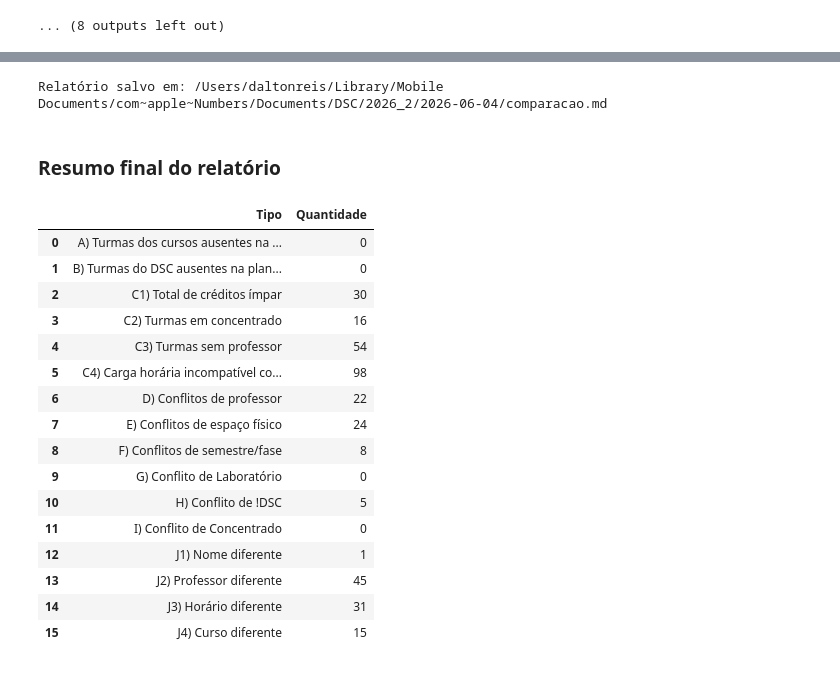
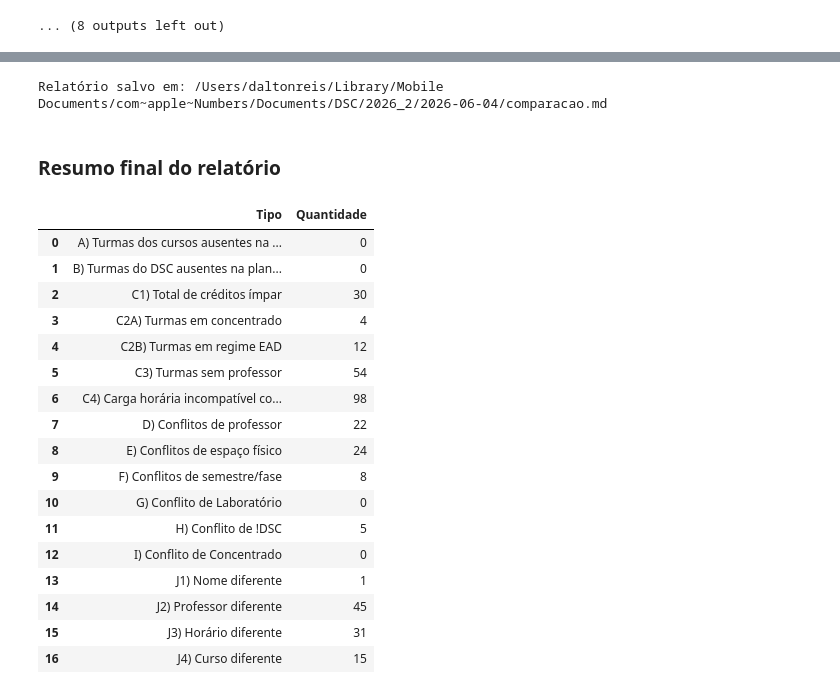
Before and after one commit to DSCFURB/dsc, a Jupyter notebook: ___Python/main.ipynb, the cells around one changed output, grey strips where cells are left out. Cells and saved outputs as stored; diff of their text form; code cells hidden in the pictures.

```diff
--- a/___Python/main.ipynb
+++ b/___Python/main.ipynb
@@ -990,12 +1004,14 @@ Nenhuma inconsistência encontrada.
 # %%
 fontes_completas_df = pd.concat([planilha_df, course_pdf_df, dsc_pdf_df], ignore_index=True)
 validacao_creditos_impares = inconsistent_credit_rows(fontes_completas_df)
-validacao_concentrado = concentrated_rows(fontes_completas_df)
+validacao_concentrado = concentrado_flag_conflicts(planilha_df)
+validacao_ead = ead_concentrated_rows(fontes_completas_df)
 validacao_sem_professor = rows_without_professor(fontes_completas_df)
 validacao_horario_incompativel = schedule_credit_mismatch_rows(fontes_completas_df)
 
 display_result("C1) Total de créditos ímpar em todas as fontes", validacao_creditos_impares)
-display_result("C2) Turmas em concentrado em todas as fontes", validacao_concentrado)
+display_result("C2A) Turmas em concentrado sem marcação na planilha", validacao_concentrado)
+display_result("C2B) Turmas em regime EAD em todas as fontes", validacao_ead)
 display_result("C3) Turmas sem professor em todas as fontes", validacao_sem_professor)
 display_result("C4) Carga horária incompatível com créditos em todas as fontes", validacao_horario_incompativel)
 # %% [output]
@@ -1144,7 +1162,8 @@ summary_df = pd.DataFrame([
     {"Tipo": "A) Turmas dos cursos ausentes na planilha", "Quantidade": len(ausentes_cursos)},
     {"Tipo": "B) Turmas do DSC ausentes na planilha", "Quantidade": len(ausentes_dsc)},
     {"Tipo": "C1) Total de créditos ímpar", "Quantidade": len(validacao_creditos_impares)},
-    {"Tipo": "C2) Turmas em concentrado", "Quantidade": len(validacao_concentrado)},
+    {"Tipo": "C2A) Concentrado não marcado na planilha", "Quantidade": len(validacao_concentrado)},
+    {"Tipo": "C2B) Turmas em regime EAD", "Quantidade": len(validacao_ead)},
     {"Tipo": "C3) Turmas sem professor", "Quantidade": len(validacao_sem_professor)},
     {"Tipo": "C4) Carga horária incompatível com créditos", "Quantidade": len(validacao_horario_incompativel)},
     {"Tipo": "D) Conflitos de professor", "Quantidade": len(conflitos_professor)},
@@ -1167,49 +1186,51 @@ report_parts = [
     markdown_section("## B) Turmas do DSC ausentes na planilha", ausentes_dsc),
     "## C) Verificações internas em todas as fontes\n",
     markdown_section("### C1) Total de créditos ímpar", validacao_creditos_impares),
-    markdown_section("### C2) Turmas em concentrado", validacao_concentrado),
+    markdown_section("### C2A) Turmas em concentrado", validacao_concentrado),
+    markdown_section("### C2B) Turmas em regime EAD", validacao_ead),
     markdown_section("### C3) Turmas sem professor", validacao_sem_professor),
     markdown_section("### C4) Carga horária incompatível com créditos", validacao_horario_incompativel),
     markdown_section("## D) Conflitos de professor", conflitos_professor),
     markdown_section("## E) Conflitos de espaço físico", conflitos_espaco),
     markdown_section("## F) Conflitos de semestre/fase", conflitos_fase),
     markdown_section("## G) Conflito de Laboratório", conflitos_laboratorio),
     markdown_section("## H) Conflito de !DSC", conflitos_flag_dsc),
     markdown_section("## I) Conflito de Concentrado", conflitos_flag_concentrado),
     "## J) Diferenças entre planilha e PDFs\n",
     markdown_section("### J1) Nome diferente", nome_diferente),
     markdown_section("### J2) Professor diferente", professor_diferente),
     markdown_section("### J3) Horário diferente", horario_diferente),
     markdown_section("### J4) Curso diferente", curso_diferente),
 ]
 
 report_text = "\n".join(report_parts).strip() + "\n"
 report_path = dados_dir / "comparacao.md"
 report_path.write_text(report_text, encoding="utf-8")
 
 print(f"Relatório salvo em: {report_path}")
 display_result("Resumo final do relatório", summary_df)
 display(Markdown(report_text[:4000] + ("\n\n..." if len(report_text) > 4000 else "")))
 # %% [output]
 Relatório salvo em: /Users/daltonreis/Library/Mobile Documents/com~apple~Numbers/Documents/DSC/2026_2/2026-06-04/comparacao.md
 ### Resumo final do relatório
 |  | Tipo | Quantidade |
 | 0 | A) Turmas dos cursos ausentes na ... | 0 |
 | 1 | B) Turmas do DSC ausentes na plan... | 0 |
 | 2 | C1) Total de créditos ímpar | 30 |
-| 3 | C2) Turmas em concentrado | 16 |
-| 4 | C3) Turmas sem professor | 54 |
-| 5 | C4) Carga horária incompatível co... | 98 |
-| 6 | D) Conflitos de professor | 22 |
-| 7 | E) Conflitos de espaço físico | 24 |
-| 8 | F) Conflitos de semestre/fase | 8 |
-| 9 | G) Conflito de Laboratório | 0 |
-| 10 | H) Conflito de !DSC | 5 |
-| 11 | I) Conflito de Concentrado | 0 |
-| 12 | J1) Nome diferente | 1 |
-| 13 | J2) Professor diferente | 45 |
-| 14 | J3) Horário diferente | 31 |
-| 15 | J4) Curso diferente | 15 |
+| 3 | C2A) Turmas em concentrado | 4 |
+| 4 | C2B) Turmas em regime EAD | 12 |
+| 5 | C3) Turmas sem professor | 54 |
+| 6 | C4) Carga horária incompatível co... | 98 |
+| 7 | D) Conflitos de professor | 22 |
+| 8 | E) Conflitos de espaço físico | 24 |
+| 9 | F) Conflitos de semestre/fase | 8 |
+| 10 | G) Conflito de Laboratório | 0 |
+| 11 | H) Conflito de !DSC | 5 |
+| 12 | I) Conflito de Concentrado | 0 |
+| 13 | J1) Nome diferente | 1 |
+| 14 | J2) Professor diferente | 45 |
+| 15 | J3) Horário diferente | 31 |
+| 16 | J4) Curso diferente | 15 |
 # Relatório de Comparação de Dados
 
 ## Resumo
```
Also changed, not shown: parts of 5 cells of this notebook.
